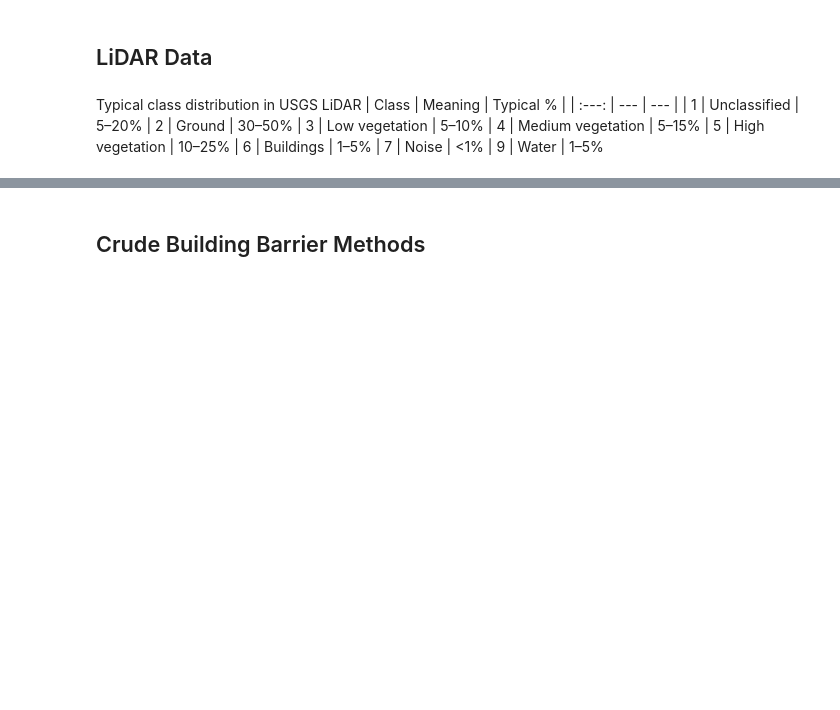
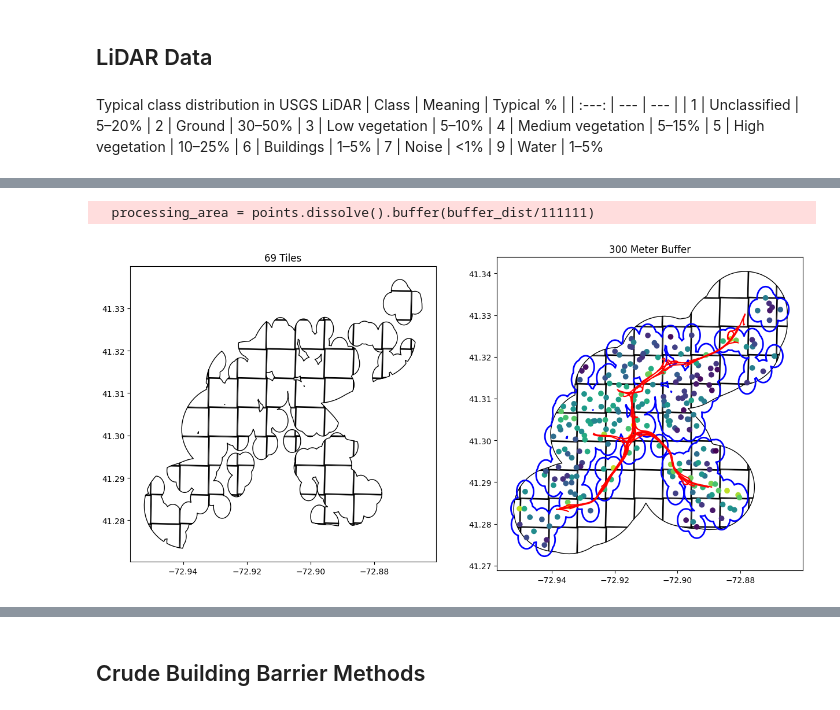
Before and after one commit to mwillen04/highway-noise-lidar, a Jupyter notebook: senior_project.ipynb, the cells around one changed output, grey strips where cells are left out. Cells and saved outputs as stored; diff of their text form; code cells hidden in the pictures; blank space fills up the shorter version.

```diff
--- a/senior_project.ipynb
+++ b/senior_project.ipynb
@@ -313,3 +299,8 @@ plt.show()
 # Load LAZ files for target area
 ext = target_tiles[['url','filename']].values.tolist()
 # h.get_lidar_tiles(ext)
+# %%
+h.preprocessing_viz(scoresGDF, target_tiles, nhv['highwayGDF'], 300)
+# %% [output]
+  processing_area = points.dissolve().buffer(buffer_dist/111111)
+[figure, added]
```
Also changed, not shown: parts of 12 cells of this notebook, 1 other file.
